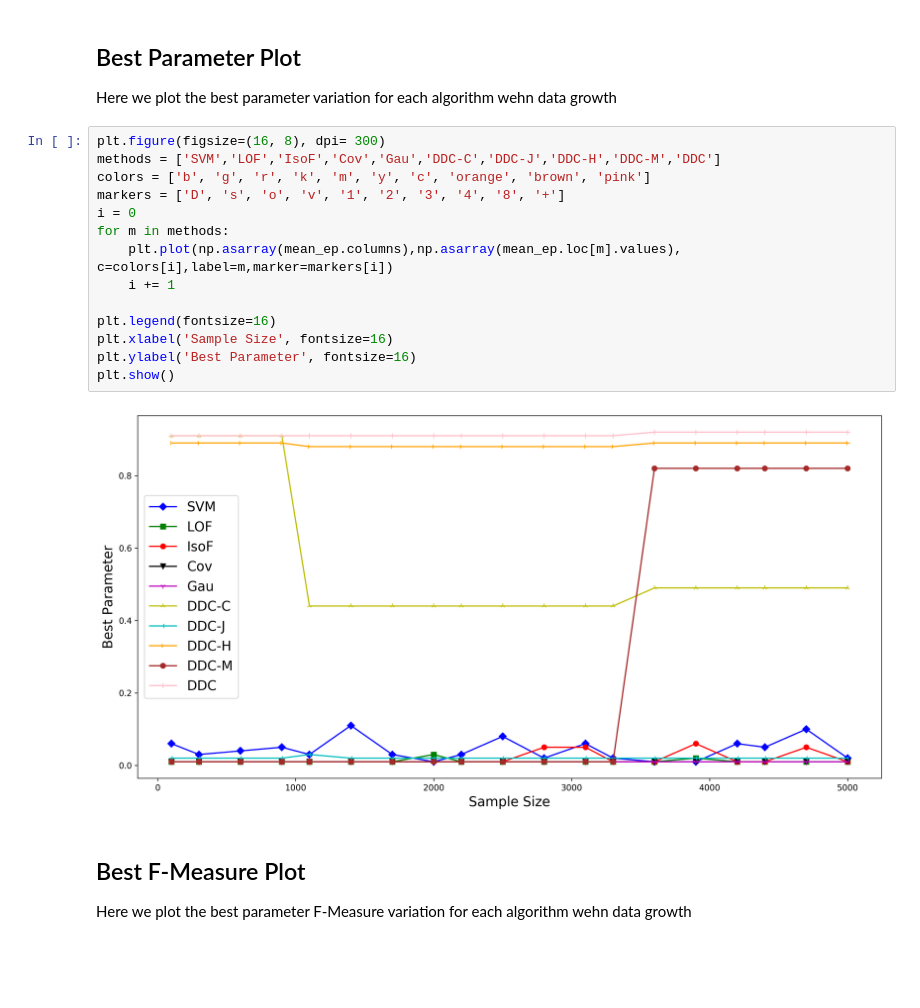
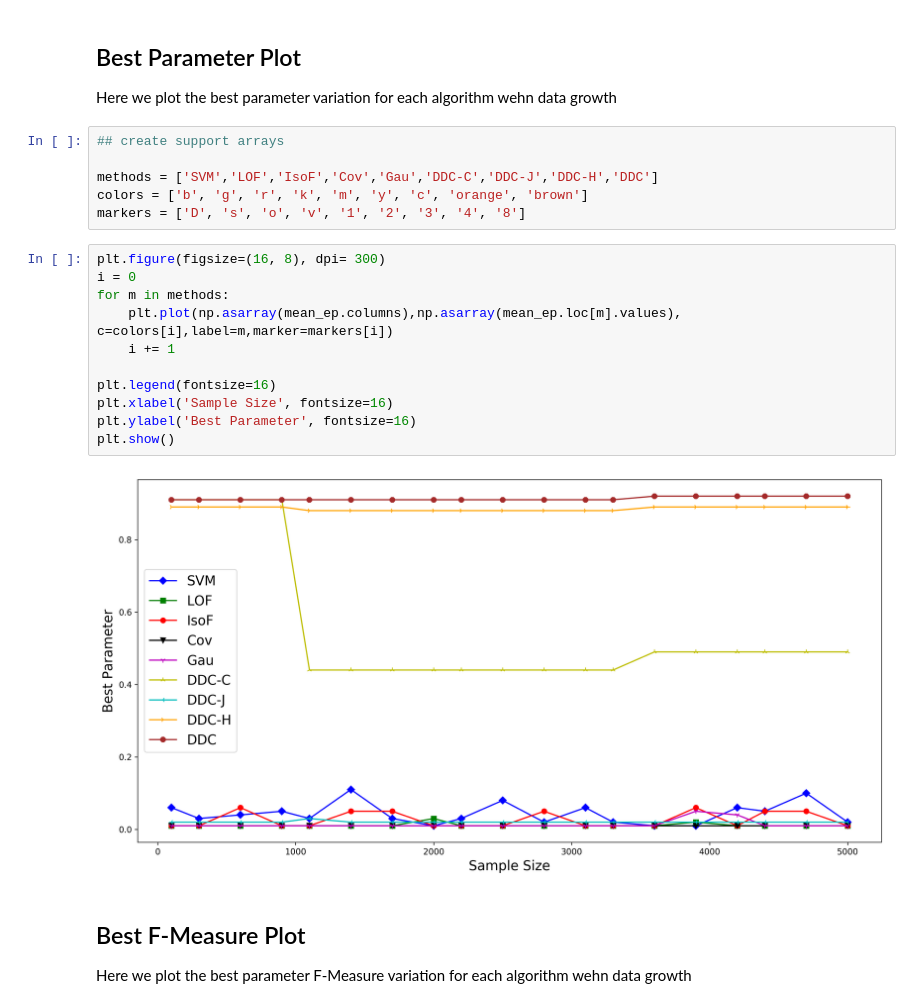
Before and after one commit to nlp-pucrs/prescription-outliers, a Jupyter notebook: 5_epsilon_error_chart.ipynb, the cells around one changed output. Saved outputs shown, nothing was run; the diff lists cells and outputs as text; blank space fills up the shorter version.

```diff
--- a/5_epsilon_error_chart.ipynb
+++ b/5_epsilon_error_chart.ipynb
@@ -152,22 +154,25 @@ Done
 ## Best Parameter Plot
 
 Here we plot the best parameter variation for each algorithm wehn data growth
+# %%
+## create support arrays
+
+methods = ['SVM','LOF','IsoF','Cov','Gau','DDC-C','DDC-J','DDC-H','DDC']
+colors = ['b', 'g', 'r', 'k', 'm', 'y', 'c', 'orange', 'brown']
+markers = ['D', 's', 'o', 'v', '1', '2', '3', '4', '8']
 # %%
 plt.figure(figsize=(16, 8), dpi= 300)
-methods = ['SVM','LOF','IsoF','Cov','Gau','DDC-C','DDC-J','DDC-H','DDC-M','DDC']
-colors = ['b', 'g', 'r', 'k', 'm', 'y', 'c', 'orange', 'brown', 'pink']
-markers = ['D', 's', 'o', 'v', '1', '2', '3', '4', '8', '+']
 i = 0
 for m in methods:
     plt.plot(np.asarray(mean_ep.columns),np.asarray(mean_ep.loc[m].values), c=colors[i],label=m,marker=markers[i])
     i += 1
 
 plt.legend(fontsize=16)
 plt.xlabel('Sample Size', fontsize=16)
 plt.ylabel('Best Parameter', fontsize=16)
 plt.show()
 # %% [output]
-[figure, old version]
+[figure, new version]
 # %% [markdown]
 ## Best F-Measure Plot
 
```
Also changed, not shown: parts of 2 cells of this notebook, 4 other files.
